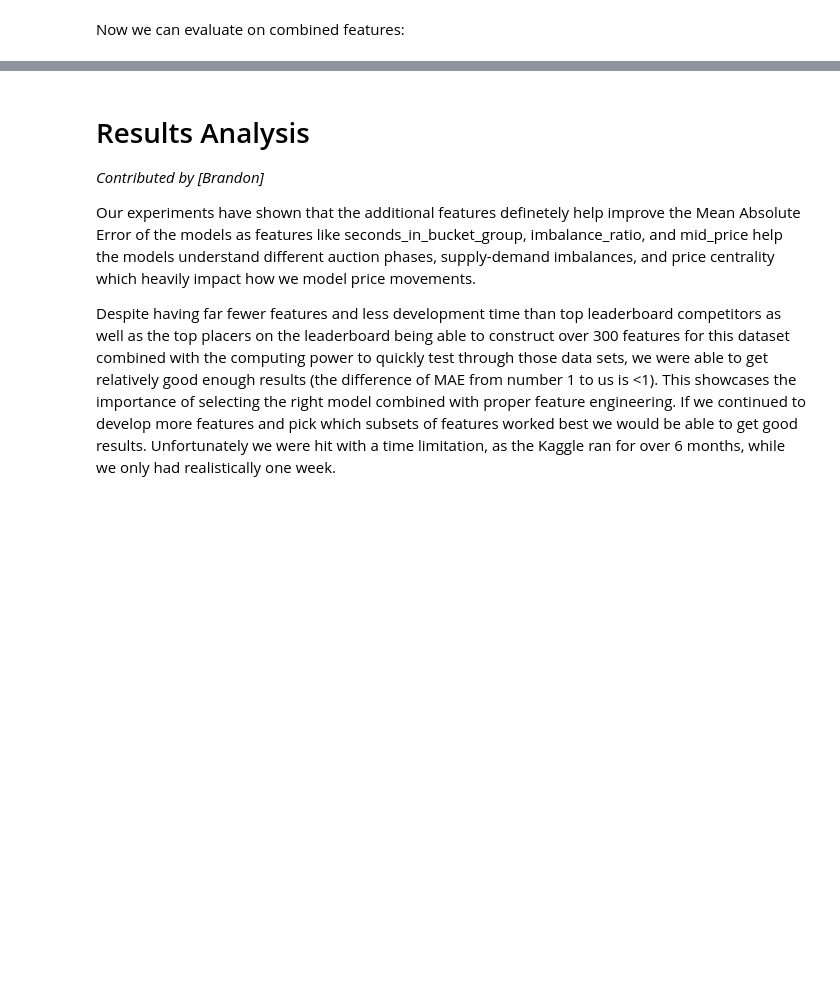
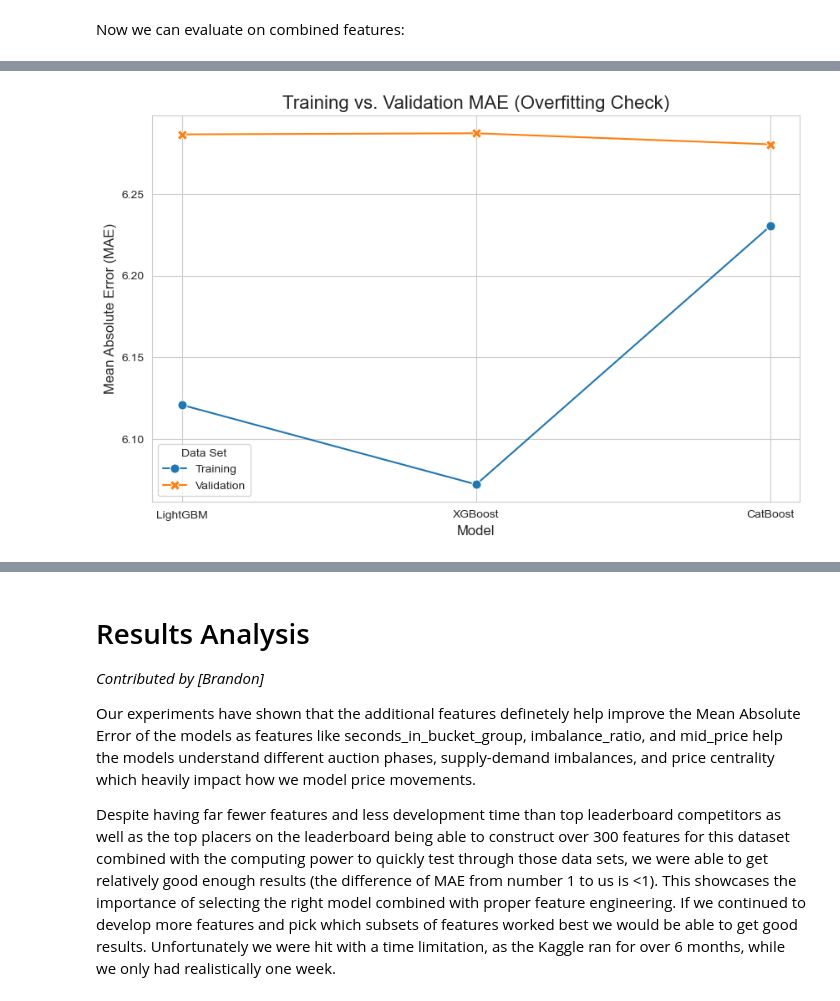
Before and after one commit to attilajam/cfrm421-finalproj, a Jupyter notebook: FinalProject.ipynb, the cells around one changed output, grey strips where cells are left out. Drawn from its saved outputs; the diff is of its cells as text; code cells hidden in the pictures; blank space fills up the shorter version.

Commit message:
Add files via upload
added overfitting visuals newer version

```diff
--- a/FinalProject.ipynb
+++ b/FinalProject.ipynb
@@ -620,78 +640,33 @@ CatBoost MAE: 6.3188
 # %%
 import matplotlib.pyplot as plt
 import seaborn as sns
+import pandas as pd
+from sklearn.metrics import mean_absolute_error
 
-sns.set_style("whitegrid")
-fig, (ax1, ax2) = plt.subplots(2, 1, figsize=(12, 12), sharex=False)
+overfitting_data = []
+final_models_for_plot = {
+    "LightGBM": (lgbm_model, mae_lgbm),
+    "XGBoost": (xgb_model, mae_xgb),
+    "CatBoost": (cb_model, mae_cb)
+}
 
-# 1. MAE Comparison Bar Plot
-results_df = pd.DataFrame(results).T.reset_index()
-results_df.columns = ['Feature Set', 'Random Forest', 'Linear Regression', 'XGBoost']
-results_df = results_df.melt(id_vars='Feature Set', var_name='Model', value_name='MAE')
-
-sns.barplot(data=results_df, x='Feature Set', y='MAE', hue='Model', ax=ax1)
-ax1.set_title('MAE Comparison Across Feature Sets and Models', fontsize=14)
-ax1.set_xlabel('Feature Set', fontsize=12)
-ax1.set_ylabel('Mean Absolute Error (MAE)', fontsize=12)
-ax1.legend(title='Model', fontsize=10)
-ax1.tick_params(axis='x', rotation=15)
-
-# 2. Overfitting Line Plot (Training vs. Validation MAE)
-# We need to retrain the models to get both training and validation MAEs.
-overfitting_data = []
-feature_sets = [
-    ('No Features', feature_engineering_none, raw_features),
-    ('Non-Leaderboard Features', feature_engineering_non_leaderboard, None),
-    ('Leaderboard Features', feature_engineering_leaderboard, None),
-    ('Combined Features', feature_engineering_combined, None)
-]
-
-for fe_name, fe_func, specific_features in feature_sets:
-    data_fe = fe_func(data.copy())
-
-    if specific_features:
-        features = specific_features
-    else:
-        features = data_fe.columns.difference(['stock_id', 'date_id', 'target', 'time_id', 'row_id']).tolist()
-
-    X = data_fe[features].replace([np.inf, -np.inf], np.nan).fillna(data_fe[features].median()).astype(np.float32)
-    y = data_fe['target'].replace([np.inf, -np.inf], np.nan).fillna(0).astype(np.float32)
-    X_train, X_val, y_train, y_val = train_test_split(X, y, test_size=0.2, random_state=42)
-
-    # --- Random Forest ---
-    model_rf, _ = train_random_forest(X_train, y_train, X_val, y_val, sample_size=500000)
-    y_pred_train_rf = model_rf.predict(X_train)
-    y_pred_val_rf = model_rf.predict(X_val)
-    mae_train_rf = mean_absolute_error(y_train, y_pred_train_rf)
-    mae_val_rf = mean_absolute_error(y_val, y_pred_val_rf)
-    overfitting_data.append({'Feature Set': fe_name, 'Model': 'Random Forest', 'Set': 'Training', 'MAE': mae_train_rf})
-    overfitting_data.append({'Feature Set': fe_name, 'Model': 'Random Forest', 'Set': 'Validation', 'MAE': mae_val_rf})
-
-    # --- Linear Regression ---
-    model_lr, _ = train_lin_reg(X_train, y_train, X_val, y_val)
-    y_pred_train_lr = model_lr.predict(X_train)
-    y_pred_val_lr = model_lr.predict(X_val)
-    mae_train_lr = mean_absolute_error(y_train, y_pred_train_lr)
-    mae_val_lr = mean_absolute_error(y_val, y_pred_val_lr)
-    overfitting_data.append({'Feature Set': fe_name, 'Model': 'Linear Regression', 'Set': 'Training', 'MAE': mae_train_lr})
-    overfitting_data.append({'Feature Set': fe_name, 'Model': 'Linear Regression', 'Set': 'Validation', 'MAE': mae_val_lr})
-
-    # --- XGBoost ---
-    model_xgb, _, _ = run_xgboost_regression(X_train, y_train, X_val, y_val, features)
-    y_pred_train_xgb = model_xgb.predict(X_train[features])
-    y_pred_val_xgb = model_xgb.predict(X_val[features])
-    mae_train_xgb = mean_absolute_error(y_train, y_pred_train_xgb)
-    mae_val_xgb = mean_absolute_error(y_val, y_pred_val_xgb)
-    overfitting_data.append({'Feature Set': fe_name, 'Model': 'XGBoost', 'Set': 'Training', 'MAE': mae_train_xgb})
-    overfitting_data.append({'Feature Set': fe_name, 'Model': 'XGBoost', 'Set': 'Validation', 'MAE': mae_val_xgb})
+for model_name, (model_obj, validation_mae) in final_models_for_plot.items():
+    y_pred_train = model_obj.predict(X_train)
+    training_mae = mean_absolute_error(y_train, y_pred_train)
+    overfitting_data.append({'Model': model_name, 'Data Set': 'Training', 'MAE': training_mae})
+    overfitting_data.append({'Model': model_name, 'Data Set': 'Validation', 'MAE': validation_mae})
 
 overfitting_df = pd.DataFrame(overfitting_data)
-sns.lineplot(data=overfitting_df, x='Feature Set', y='MAE', hue='Model', style='Set', markers=True, dashes=False, ax=ax2)
-ax2.set_title('Training vs. Validation MAE Across Feature Sets and Models', fontsize=14)
-ax2.set_xlabel('Feature Set', fontsize=12)
-ax2.set_ylabel('Mean Absolute Error (MAE)', fontsize=12)
-ax2.legend(title='Model / Set', fontsize=10, bbox_to_anchor=(1.05, 1), loc='upper left')
-ax2.tick_params(axis='x', rotation=15)
 
-plt.tight_layout()
+plt.figure(figsize=(10, 6))
+ax = sns.lineplot(data=overfitting_df, x='Model', y='MAE', hue='Data Set', style='Data Set', markers=True, dashes=False, markersize=8)
+
+ax.set_title('Training vs. Validation MAE (Overfitting Check)', fontsize=16)
+ax.set_xlabel('Model', fontsize=12)
+ax.set_ylabel('Mean Absolute Error (MAE)', fontsize=12)
+ax.legend(title='Data Set')
+
+plt.grid(True)
 plt.show()
+# %% [output]
+[figure, added]
```
Also changed, not shown: parts of 14 cells of this notebook.
